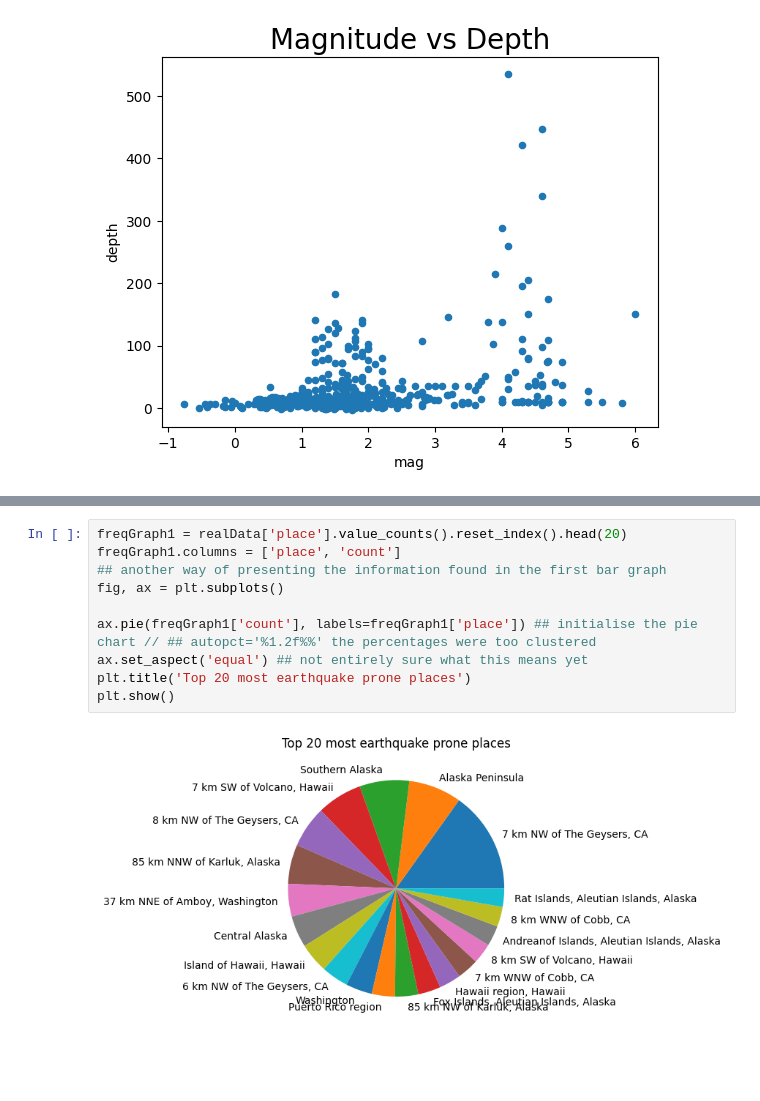
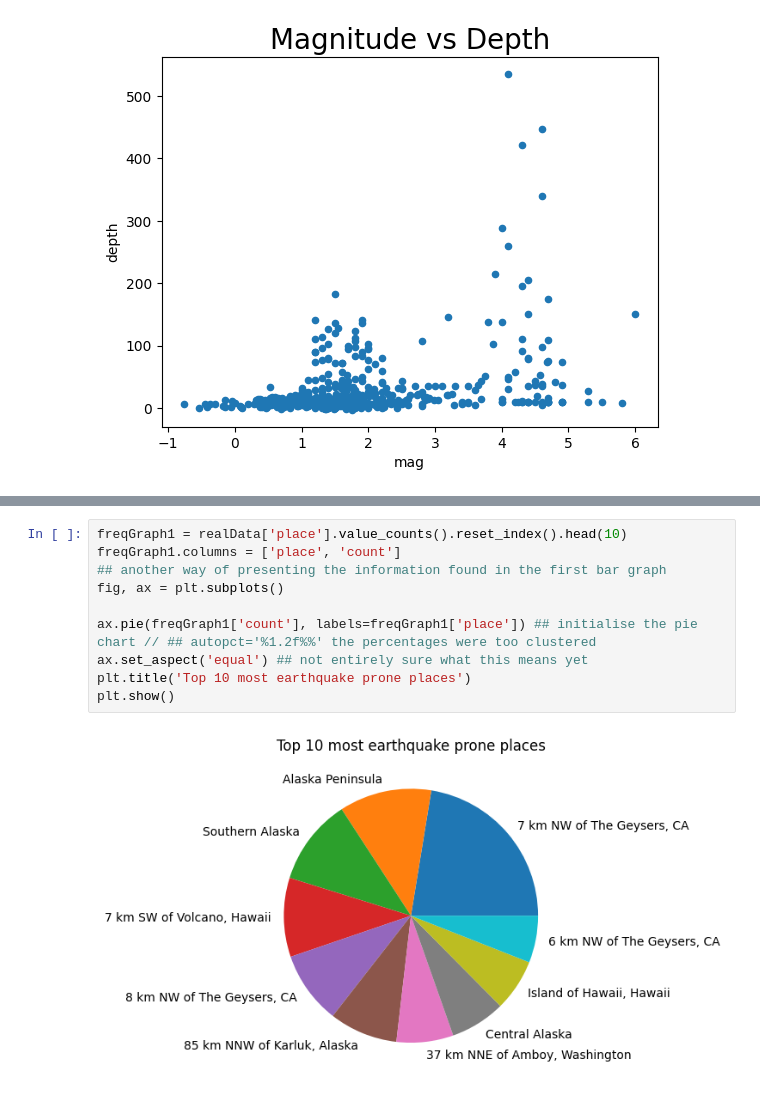
Before and after one commit to Rokeeb17/DS-Assignments, a Jupyter notebook: Assignment5.ipynb, the cells around one changed output, grey strips where cells are left out. Drawn from its saved outputs; the diff is of its cells as text; blank space fills up the shorter version.

```diff
--- a/Assignment5.ipynb
+++ b/Assignment5.ipynb
@@ -215,12 +215,12 @@ Text(0, 0.5, 'Magnitude')
 # %%
-freqGraph1 = realData['place'].value_counts().reset_index().head(20)
+freqGraph1 = realData['place'].value_counts().reset_index().head(10)
 freqGraph1.columns = ['place', 'count']
 ## another way of presenting the information found in the first bar graph
 fig, ax = plt.subplots()
 
 ax.pie(freqGraph1['count'], labels=freqGraph1['place']) ## initialise the pie chart // ## autopct='%1.2f%%' the percentages were too clustered
 ax.set_aspect('equal') ## not entirely sure what this means yet
-plt.title('Top 20 most earthquake prone places')
+plt.title('Top 10 most earthquake prone places')
 plt.show()
 # %% [output]
-[figure, old version]
+[figure, new version]
```
Also changed, not shown: parts of 1 cell of this notebook.
